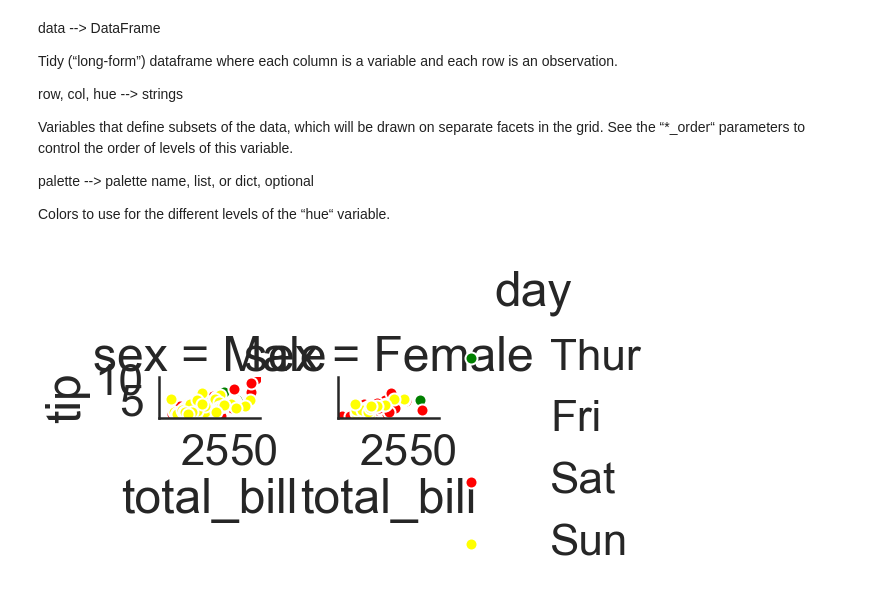
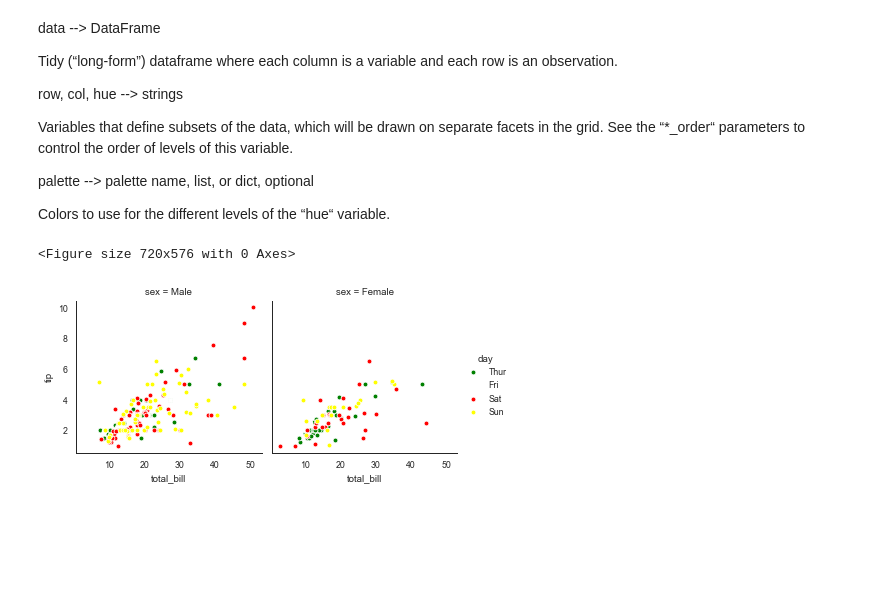
Before and after one commit to Rasel-25/Python, a Jupyter notebook: Seaborn/Seaborn_fundamental.ipynb, the cells around one changed output. Drawn from its saved outputs; the diff is of its cells as text; code cells hidden in the pictures; blank space fills up the shorter version.

```diff
--- a/Seaborn/Seaborn_fundamental.ipynb
+++ b/Seaborn/Seaborn_fundamental.ipynb
@@ -410,10 +410,12 @@ Colors to use for the different levels of the “hue“ variable.
 # %%
 df = sns.load_dataset('tips')
 graph = sns.FacetGrid(df, col ="sex", hue ="day")
+sns.set_context('paper', font_scale = 1) # using poster.
 
 graph.map(plt.scatter, "total_bill", "tip", edgecolor ="w").add_legend() # # map the above form facetgrid with some attributes
 plt.show()
-
+# Draw a legend, maybe placing it outside axes and resizing the figure.
 # This code is contributed by Deepanshu Rustagi.
 # %% [output]
+<Figure size 720x576 with 0 Axes>
-[figure, old version]
+[figure, new version]
```
Also changed, not shown: parts of 16 cells of this notebook.
